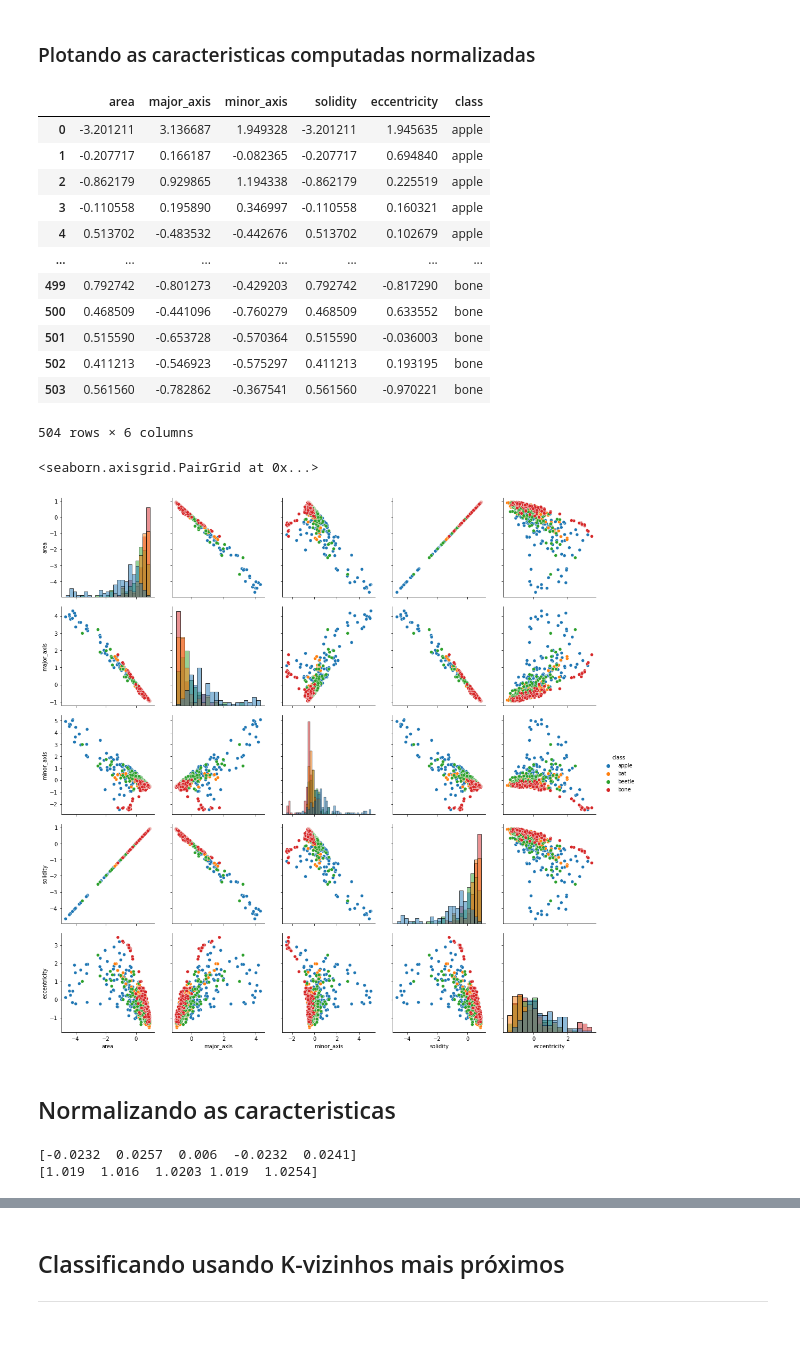
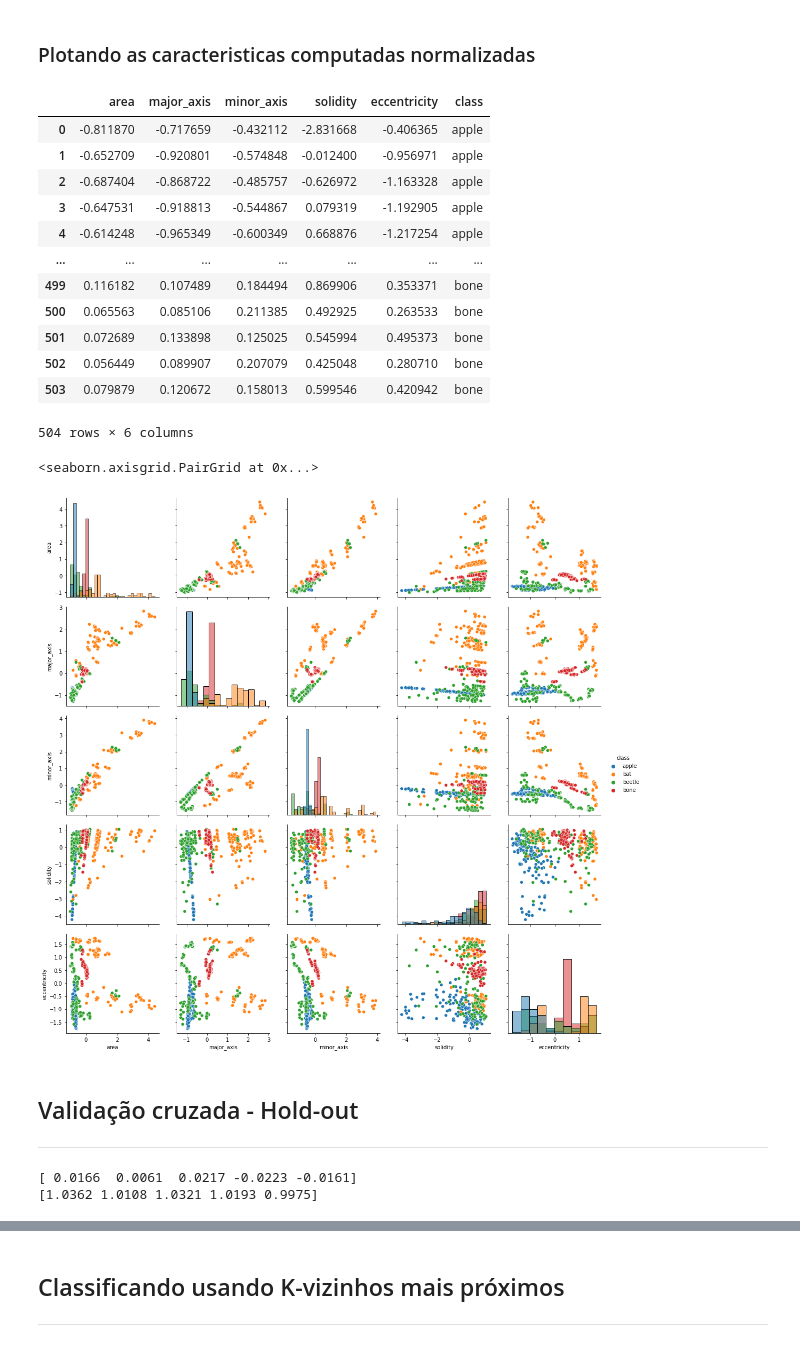
Before and after one commit to geniltonbarbosadasilva/k-NN_Classifier, a Jupyter notebook: knn_classifier.ipynb, the cells around one changed output, grey strips where cells are left out. Drawn from its saved outputs; the diff is of its cells as text; code cells hidden in the pictures.

```diff
--- a/knn_classifier.ipynb
+++ b/knn_classifier.ipynb
@@ -57,5 +39,5 @@ def resize_with_padding(image):
 # %%
-ds_path = 'data/train'
+ds_path = 'data/Train'
 
 # Lista das pastas na pasta 'ds_path' (classes)
 classes_list = os.listdir(ds_path)
@@ -80,9 +62,9 @@ for classe in classes_list:
         img_temp = imread(os.path.join(ds_path, classe, filename), as_gray=True)
 
         # Resize
-        img_temp = resize_with_padding(img_temp)
+        # img_temp = resize_with_padding(img_temp)
 
-        # Padding
+        # Padding - adicionado o padding pois em algumas imagens os objetos extrapolaram as bordas, o que causava um erro na fução que estrai as caracteristicas
         img_temp = np.pad(img_temp, pad_width=1)
 
         # Adiciona a imagem a lista de imagens
@@ -151,7 +131,7 @@ plt.show()
 ## Extraindo as características das imagens
 # %%
 # Nomes das caracteristicas computadas
-features = ['area', 'major_axis', 'minor_axis', 'solidity', 'eccentricity'] #, 'euler_number', 'equivalent_diameter_area', 'extent', 'minor_axis//major_axis']
+features = ['area', 'major_axis', 'minor_axis', 'solidity', 'eccentricity']  # 'euler_number', 'equivalent_diameter_area', 'extent', 'minor_axis//major_axis'
 
 # Arranjo 2D com as caracteristicas das imagens
 #   Cada linha armazena informações sobre uma imagem. Cada coluna armazena uma caracteristica.
@@ -210,12 +190,12 @@ for i, (image, label) in enumerate(zip(image_list, label_list)):
         # Prop. 4: Excentricidade
         eccentricity = prop.eccentricity
 
-        euler_number=prop.euler_number
-        equivalent_diameter_area=prop.equivalent_diameter_area
-        extent=prop.extent
+        # euler_number=prop.euler_number
+        # equivalent_diameter_area=prop.equivalent_diameter_area
+        # extent=prop.extent
 
         # Monta o vetor de caracteristicas deste objeto.
-        feature_list = [area, major_axis, minor_axis, solidity, eccentricity] #, euler_number, equivalent_diameter_area, extent, minor_axis/major_axis]
+        feature_list = [area, major_axis, minor_axis, solidity, eccentricity]
 
     # Adiciona as caracteristicas desta imagem na matriz de caracteristicas
     feature_mat.append(feature_list)
@@ -274,33 +302,35 @@ Desvio padrão:
 # %% [markdown]
 ### Plotando as caracteristicas computadas normalizadas
 # %%
-df = pd.DataFrame(feature_map_norm, columns=features)
+df_norm = pd.DataFrame(feature_map_norm, columns=features)
 
-df['class'] = label_list
+df_norm['class'] = label_list
 
-### print(df)
-display(df)
+display(df_norm)
 # %% [output]
 |  | area | major_axis | minor_axis | solidity | eccentricity | class |
-| 0 | -3.201211 | 3.136687 | 1.949328 | -3.201211 | 1.945635 | apple |
-| 1 | -0.207717 | 0.166187 | -0.082365 | -0.207717 | 0.694840 | apple |
-| 2 | -0.862179 | 0.929865 | 1.194338 | -0.862179 | 0.225519 | apple |
-| 3 | -0.110558 | 0.195890 | 0.346997 | -0.110558 | 0.160321 | apple |
-| 4 | 0.513702 | -0.483532 | -0.442676 | 0.513702 | 0.102679 | apple |
+| 0 | -0.811870 | -0.717659 | -0.432112 | -2.831668 | -0.406365 | apple |
+| 1 | -0.652709 | -0.920801 | -0.574848 | -0.012400 | -0.956971 | apple |
+| 2 | -0.687404 | -0.868722 | -0.485757 | -0.626972 | -1.163328 | apple |
+| 3 | -0.647531 | -0.918813 | -0.544867 | 0.079319 | -1.192905 | apple |
+| 4 | -0.614248 | -0.965349 | -0.600349 | 0.668876 | -1.217254 | apple |
 | ... | ... | ... | ... | ... | ... | ... |
-| 499 | 0.792742 | -0.801273 | -0.429203 | 0.792742 | -0.817290 | bone |
-| 500 | 0.468509 | -0.441096 | -0.760279 | 0.468509 | 0.633552 | bone |
-| 501 | 0.515590 | -0.653728 | -0.570364 | 0.515590 | -0.036003 | bone |
-| 502 | 0.411213 | -0.546923 | -0.575297 | 0.411213 | 0.193195 | bone |
-| 503 | 0.561560 | -0.782862 | -0.367541 | 0.561560 | -0.970221 | bone |
+| 499 | 0.116182 | 0.107489 | 0.184494 | 0.869906 | 0.353371 | bone |
+| 500 | 0.065563 | 0.085106 | 0.211385 | 0.492925 | 0.263533 | bone |
+| 501 | 0.072689 | 0.133898 | 0.125025 | 0.545994 | 0.495373 | bone |
+| 502 | 0.056449 | 0.089907 | 0.207079 | 0.425048 | 0.280710 | bone |
+| 503 | 0.079879 | 0.120672 | 0.158013 | 0.599546 | 0.420942 | bone |
 504 rows × 6 columns
 # %%
-g = sns.PairGrid(df, hue='class', vars=features)
+g = sns.PairGrid(df_norm, hue='class', vars=features)
 g.fig.set_size_inches(15, 15)
 g.map_diag(sns.histplot)
 g.map_offdiag(sns.scatterplot)
 g.add_legend()
 # %% [output]
 <seaborn.axisgrid.PairGrid at 0x...>
-[figure, old version]
+[figure, new version]
+# %% [markdown]
+## Validação cruzada - Hold-out
+---
 # %%
@@ -313,5 +343,3 @@ X_train, X_test, y_train, y_test = model_selection.train_test_split(feature_map_
-# %% [markdown]
-## Normalizando as caracteristicas
 # %%
 # Média das caracteristicas do conjunto de treinamento
 X_train_mean = X_train.mean(0)
@@ -322,8 +350,8 @@ with np.printoptions(precision=4, suppress=True):
     print(X_train.mean(0))
     print(X_train.std(0))
 # %% [output]
-[-0.0232  0.0257  0.006  -0.0232  0.0241]
-[1.019  1.016  1.0203 1.019  1.0254]
+[ 0.0166  0.0061  0.0217 -0.0223 -0.0161]
+[1.0362 1.0108 1.0321 1.0193 0.9975]
 # %%
 # Transformada Normal de Caracteristicas
 X_train_norm = (X_train - X_train_mean) / X_train_std
```
Also changed, not shown: parts of 44 cells of this notebook.
